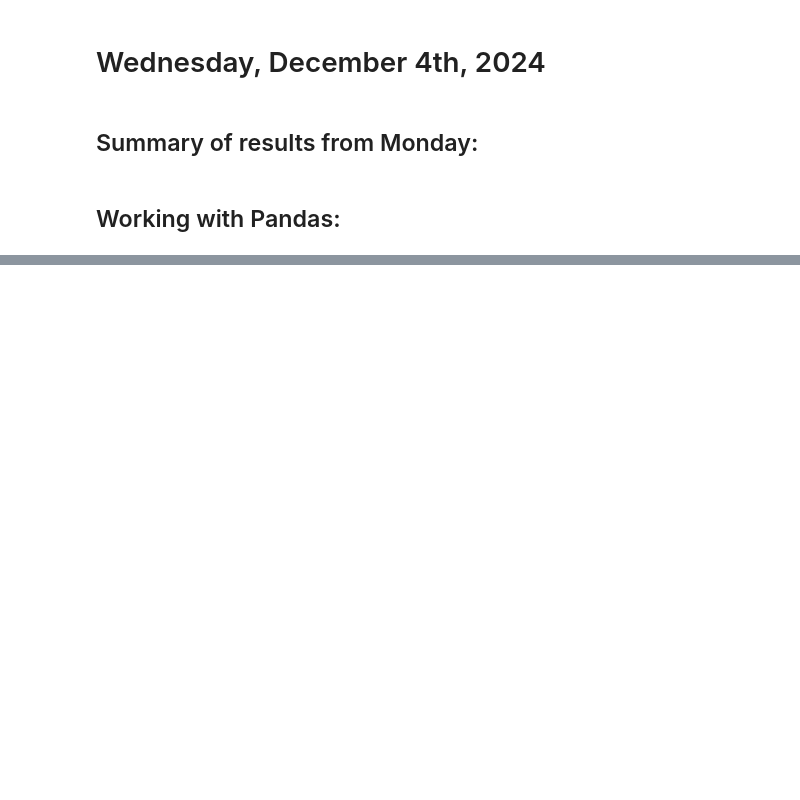
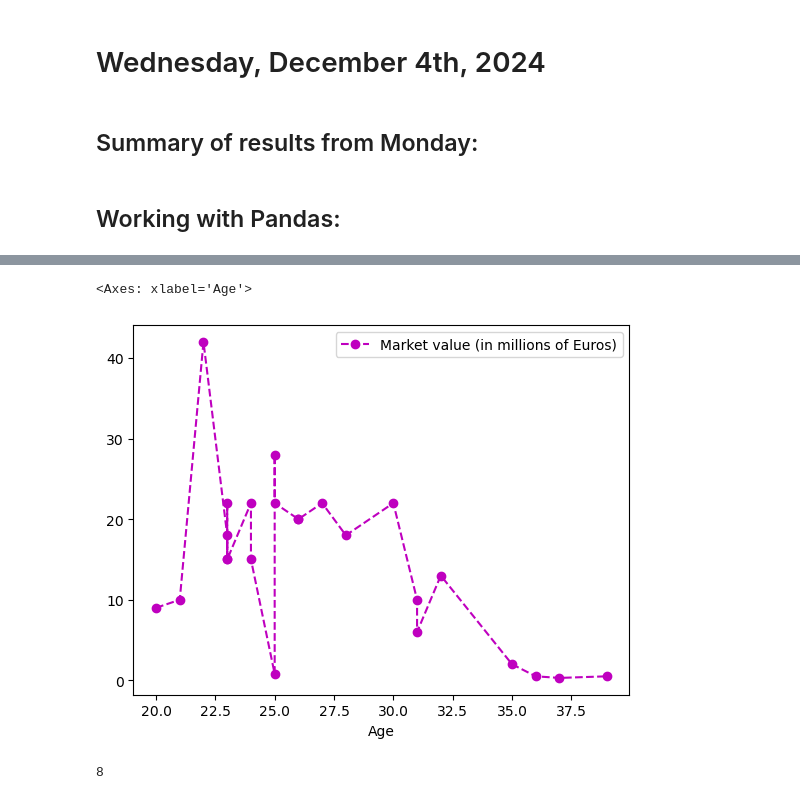
Before and after one commit to jllottes/jllottes.github.io, a Jupyter notebook: _static/weekly_notebooks/week15_notebook.ipynb, the cells around one changed output, grey strips where cells are left out. Saved outputs shown, nothing was run; the diff lists cells and outputs as text; code cells hidden in the pictures; blank space fills up the shorter version.

```diff
--- a/_static/weekly_notebooks/week15_notebook.ipynb
+++ b/_static/weekly_notebooks/week15_notebook.ipynb
@@ -815,4 +489,0 @@ def convert_market_value_to_float_in_mil(market_value_str):
-# %%
-player_df['Market value'] = player_df['Market value'].apply(convert_market_value_to_float_in_mil)
-
-player_df.rename({'Market value':'Market value (in millions of euros'}, axis=1, inplace=True)
@@ -865,0 +815,4 @@ player_df.plot('Age','Market value (in millions of euros', color='m', linestyle=
+# %%
+player_df['Market value'] = player_df['Market value'].apply(convert_market_value_to_float_in_mil)
+
+player_df.rename({'Market value':'Market value (in millions of Euros)'}, axis=1, inplace=True)
@@ -865,0 +859,7 @@ player_df.plot('Age','Market value (in millions of euros', color='m', linestyle=
+# %%
+player_df.sort_values('Age',inplace=True)
+
+player_df.plot('Age','Market value (in millions of Euros)', color='m', linestyle='--', marker='o')
+# %% [output]
+<Axes: xlabel='Age'>
+[figure, added]
@@ -865,0 +879,4 @@ player_df.plot('Age','Market value (in millions of euros', color='m', linestyle=
+# %%
+(Cells == 1).max(axis=(0,1)).argmin()
+# %% [output]
+8
```
Also changed, not shown: parts of 85 cells of this notebook, 2 other files.
